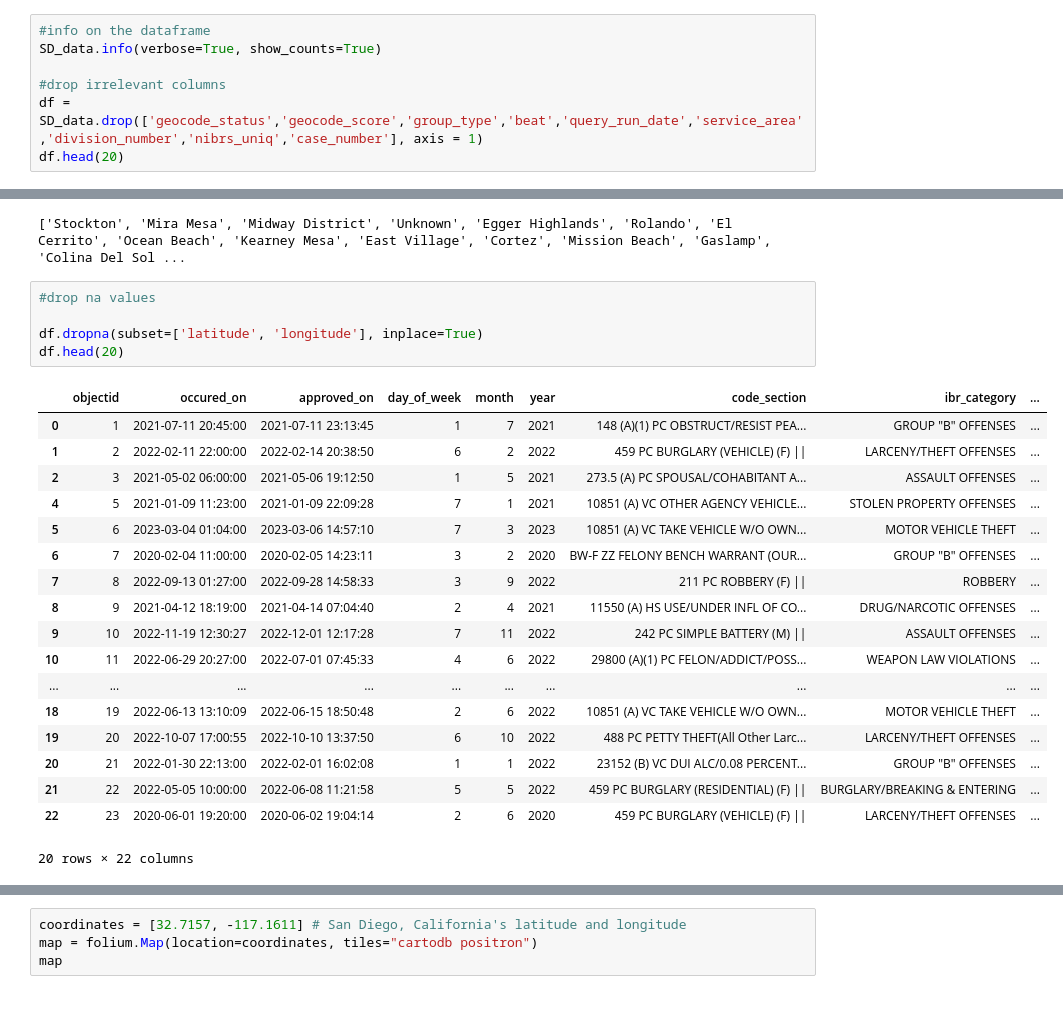
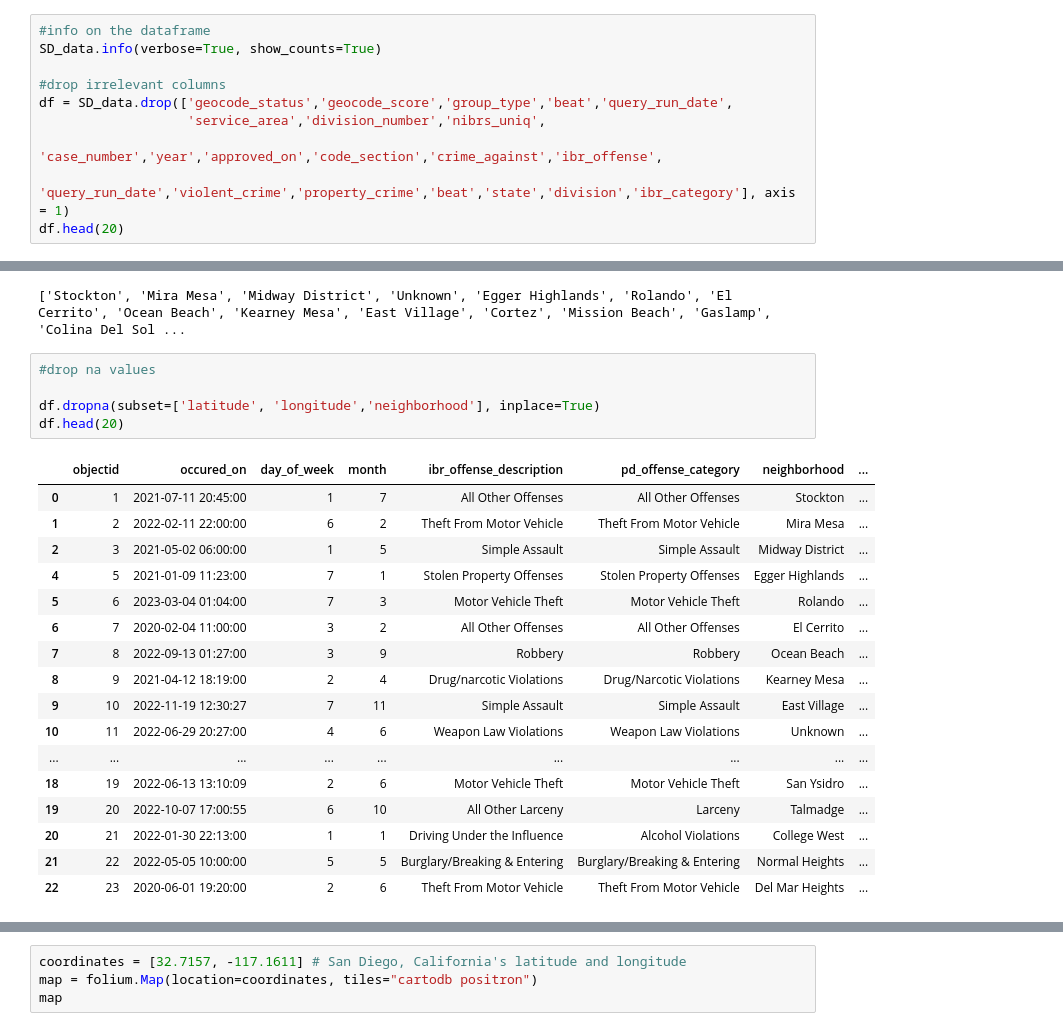
Before and after one commit to tldilan/San-Diego-Crime-Analysis, a Jupyter notebook: SD_crime.ipynb, the cells around one changed output, grey strips where cells are left out. Saved outputs shown, nothing was run; the diff lists cells and outputs as text; blank space fills up the shorter version.

```diff
--- a/SD_crime.ipynb
+++ b/SD_crime.ipynb
@@ -32,7 +35,10 @@ Index(['objectid', 'nibrs_uniq', 'case_number', 'occured_on', 'approved_on',
 SD_data.info(verbose=True, show_counts=True)
 
 #drop irrelevant columns
-df = SD_data.drop(['geocode_status','geocode_score','group_type','beat','query_run_date','service_area','division_number','nibrs_uniq','case_number'], axis = 1)
+df = SD_data.drop(['geocode_status','geocode_score','group_type','beat','query_run_date',
+                   'service_area','division_number','nibrs_uniq',
+                   'case_number','year','approved_on','code_section','crime_against','ibr_offense',
+                  'query_run_date','violent_crime','property_crime','beat','state','division','ibr_category'], axis = 1)
 df.head(20)
 # %% [output]
 <class 'pandas.core.frame.DataFrame'>
@@ -79,24 +84,23 @@ print(types_of_crime)
 # %%
 #drop na values
 
-df.dropna(subset=['latitude', 'longitude'], inplace=True)
+df.dropna(subset=['latitude', 'longitude','neighborhood'], inplace=True)
 df.head(20)
 # %% [output]
-|  | objectid | occured_on | approved_on | day_of_week | month | year | code_section | ibr_category | ... |
-| 0 | 1 | 2021-07-11 20:45:00 | 2021-07-11 23:13:45 | 1 | 7 | 2021 | 148 (A)(1) PC OBSTRUCT/RESIST PEA... | GROUP "B" OFFENSES | ... |
-| 1 | 2 | 2022-02-11 22:00:00 | 2022-02-14 20:38:50 | 6 | 2 | 2022 | 459 PC BURGLARY (VEHICLE) (F) || | LARCENY/THEFT OFFENSES | ... |
-| 2 | 3 | 2021-05-02 06:00:00 | 2021-05-06 19:12:50 | 1 | 5 | 2021 | 273.5 (A) PC SPOUSAL/COHABITANT A... | ASSAULT OFFENSES | ... |
-| 4 | 5 | 2021-01-09 11:23:00 | 2021-01-09 22:09:28 | 7 | 1 | 2021 | 10851 (A) VC OTHER AGENCY VEHICLE... | STOLEN PROPERTY OFFENSES | ... |
-| 5 | 6 | 2023-03-04 01:04:00 | 2023-03-06 14:57:10 | 7 | 3 | 2023 | 10851 (A) VC TAKE VEHICLE W/O OWN... | MOTOR VEHICLE THEFT | ... |
-| 6 | 7 | 2020-02-04 11:00:00 | 2020-02-05 14:23:11 | 3 | 2 | 2020 | BW-F ZZ FELONY BENCH WARRANT (OUR... | GROUP "B" OFFENSES | ... |
-| 7 | 8 | 2022-09-13 01:27:00 | 2022-09-28 14:58:33 | 3 | 9 | 2022 | 211 PC ROBBERY (F) || | ROBBERY | ... |
-| 8 | 9 | 2021-04-12 18:19:00 | 2021-04-14 07:04:40 | 2 | 4 | 2021 | 11550 (A) HS USE/UNDER INFL OF CO... | DRUG/NARCOTIC OFFENSES | ... |
-| 9 | 10 | 2022-11-19 12:30:27 | 2022-12-01 12:17:28 | 7 | 11 | 2022 | 242 PC SIMPLE BATTERY (M) || | ASSAULT OFFENSES | ... |
-| 10 | 11 | 2022-06-29 20:27:00 | 2022-07-01 07:45:33 | 4 | 6 | 2022 | 29800 (A)(1) PC FELON/ADDICT/POSS... | WEAPON LAW VIOLATIONS | ... |
-| ... | ... | ... | ... | ... | ... | ... | ... | ... | ... |
-| 18 | 19 | 2022-06-13 13:10:09 | 2022-06-15 18:50:48 | 2 | 6 | 2022 | 10851 (A) VC TAKE VEHICLE W/O OWN... | MOTOR VEHICLE THEFT | ... |
-| 19 | 20 | 2022-10-07 17:00:55 | 2022-10-10 13:37:50 | 6 | 10 | 2022 | 488 PC PETTY THEFT(All Other Larc... | LARCENY/THEFT OFFENSES | ... |
-| 20 | 21 | 2022-01-30 22:13:00 | 2022-02-01 16:02:08 | 1 | 1 | 2022 | 23152 (B) VC DUI ALC/0.08 PERCENT... | GROUP "B" OFFENSES | ... |
-| 21 | 22 | 2022-05-05 10:00:00 | 2022-06-08 11:21:58 | 5 | 5 | 2022 | 459 PC BURGLARY (RESIDENTIAL) (F) || | BURGLARY/BREAKING & ENTERING | ... |
-| 22 | 23 | 2020-06-01 19:20:00 | 2020-06-02 19:04:14 | 2 | 6 | 2020 | 459 PC BURGLARY (VEHICLE) (F) || | LARCENY/THEFT OFFENSES | ... |
+|  | objectid | occured_on | day_of_week | month | ibr_offense_description | pd_offense_category | neighborhood | ... |
+| 0 | 1 | 2021-07-11 20:45:00 | 1 | 7 | All Other Offenses | All Other Offenses | Stockton | ... |
+| 1 | 2 | 2022-02-11 22:00:00 | 6 | 2 | Theft From Motor Vehicle | Theft From Motor Vehicle | Mira Mesa | ... |
+| 2 | 3 | 2021-05-02 06:00:00 | 1 | 5 | Simple Assault | Simple Assault | Midway District | ... |
+| 4 | 5 | 2021-01-09 11:23:00 | 7 | 1 | Stolen Property Offenses | Stolen Property Offenses | Egger Highlands | ... |
+| 5 | 6 | 2023-03-04 01:04:00 | 7 | 3 | Motor Vehicle Theft | Motor Vehicle Theft | Rolando | ... |
+| 6 | 7 | 2020-02-04 11:00:00 | 3 | 2 | All Other Offenses | All Other Offenses | El Cerrito | ... |
+| 7 | 8 | 2022-09-13 01:27:00 | 3 | 9 | Robbery | Robbery | Ocean Beach | ... |
+| 8 | 9 | 2021-04-12 18:19:00 | 2 | 4 | Drug/narcotic Violations | Drug/Narcotic Violations | Kearney Mesa | ... |
+| 9 | 10 | 2022-11-19 12:30:27 | 7 | 11 | Simple Assault | Simple Assault | East Village | ... |
+| 10 | 11 | 2022-06-29 20:27:00 | 4 | 6 | Weapon Law Violations | Weapon Law Violations | Unknown | ... |
+| ... | ... | ... | ... | ... | ... | ... | ... | ... |
+| 18 | 19 | 2022-06-13 13:10:09 | 2 | 6 | Motor Vehicle Theft | Motor Vehicle Theft | San Ysidro | ... |
+| 19 | 20 | 2022-10-07 17:00:55 | 6 | 10 | All Other Larceny | Larceny | Talmadge | ... |
+| 20 | 21 | 2022-01-30 22:13:00 | 1 | 1 | Driving Under the Influence | Alcohol Violations | College West | ... |
+| 21 | 22 | 2022-05-05 10:00:00 | 5 | 5 | Burglary/Breaking & Entering | Burglary/Breaking & Entering | Normal Heights | ... |
+| 22 | 23 | 2020-06-01 19:20:00 | 2 | 6 | Theft From Motor Vehicle | Theft From Motor Vehicle | Del Mar Heights | ... |
-20 rows × 22 columns
```
Also changed, not shown: parts of 13 cells of this notebook.
